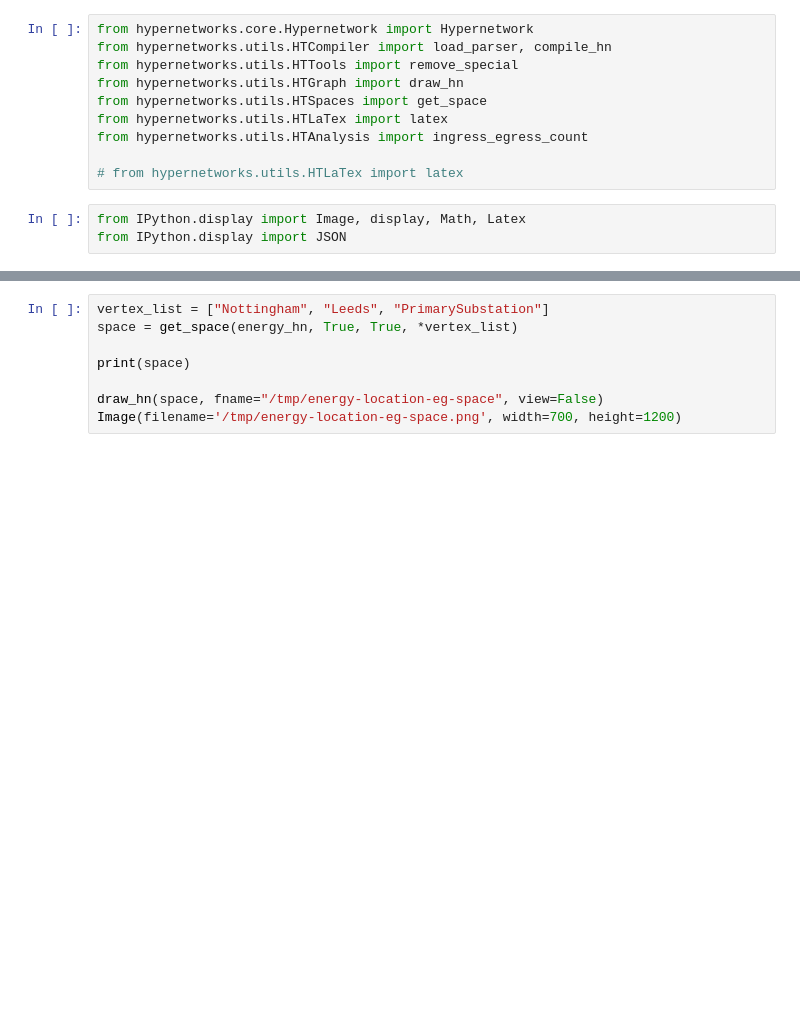
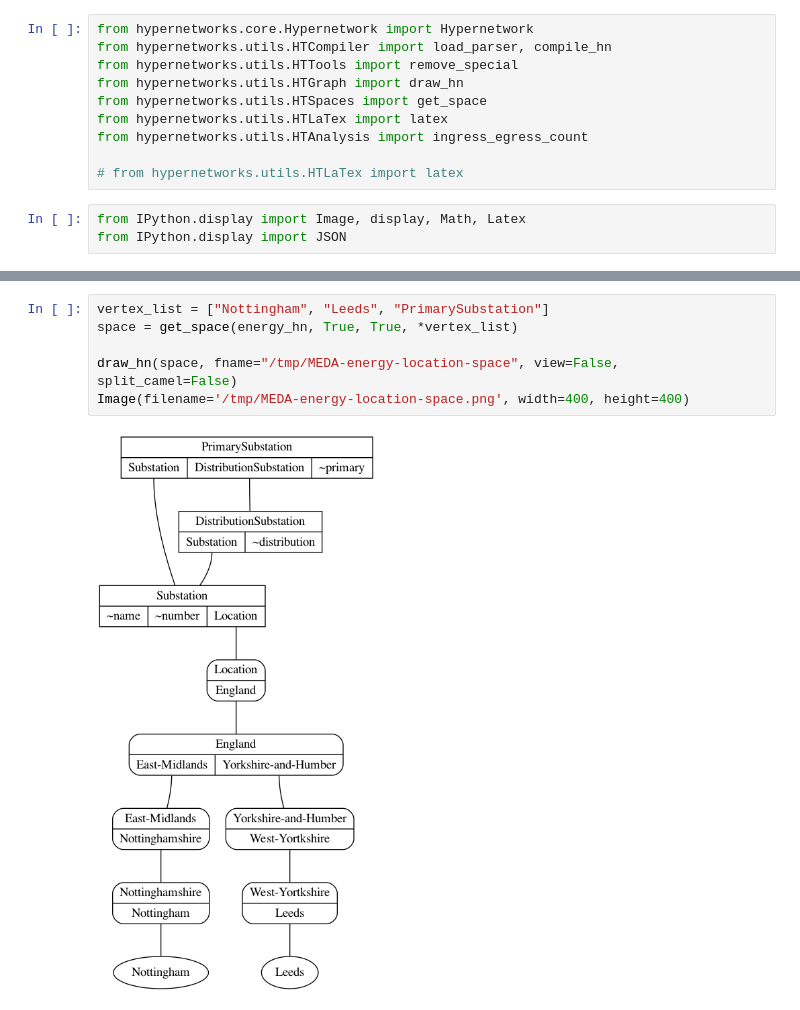
Before and after one commit to rdchar/Hora, a Jupyter notebook: examples/Power.ipynb, the cells around one changed output, grey strips where cells are left out. Drawn from its saved outputs; the diff is of its cells as text; blank space fills up the shorter version.

```diff
--- a/examples/Power.ipynb
+++ b/examples/Power.ipynb
@@ -96,8 +97,8 @@ NameError: name 'energy_hn' is not defined
 # %%
 vertex_list = ["Nottingham", "Leeds", "PrimarySubstation"]
 space = get_space(energy_hn, True, True, *vertex_list)
 
-print(space)
-
-draw_hn(space, fname="/tmp/energy-location-eg-space", view=False)
-Image(filename='/tmp/energy-location-eg-space.png', width=700, height=1200)
+draw_hn(space, fname="/tmp/MEDA-energy-location-space", view=False, split_camel=False)
+Image(filename='/tmp/MEDA-energy-location-space.png', width=400, height=400)
+# %% [output]
+[figure, added]
```
Also changed, not shown: parts of 11 cells of this notebook, 28 other files.
